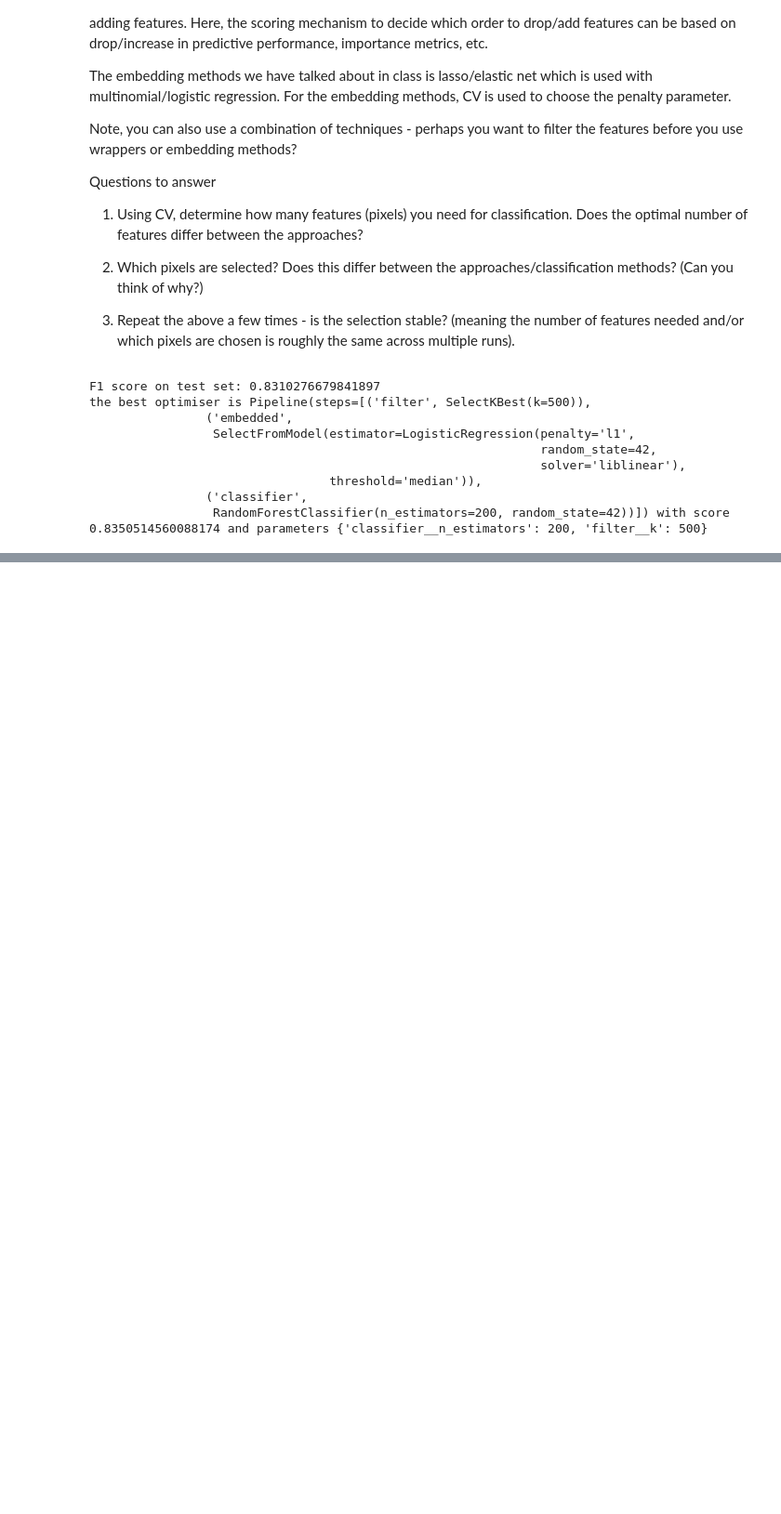
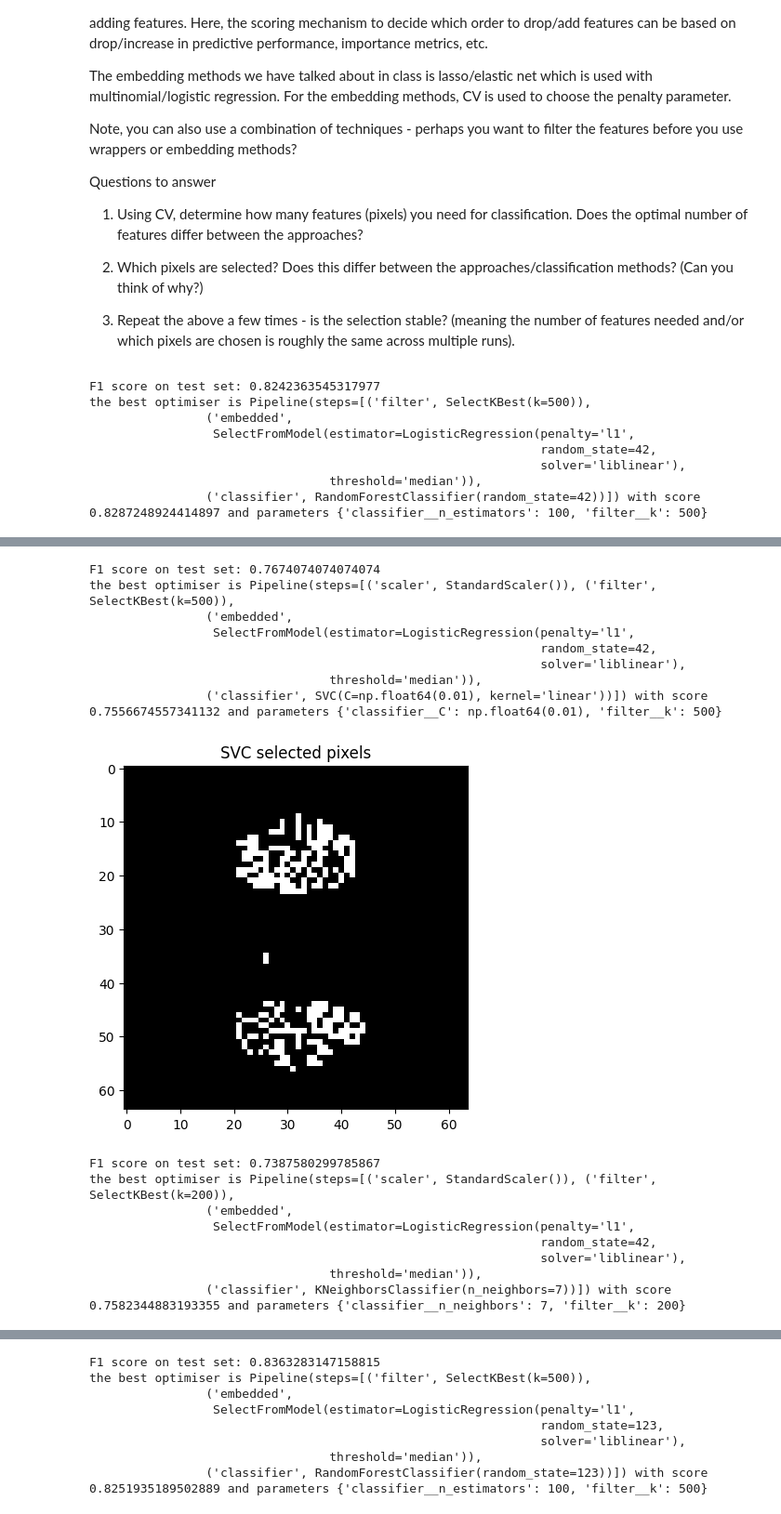
Before and after one commit to CleosCleopatra/Big_data_2, a Jupyter notebook: project2Py.ipynb, the cells around one changed output, grey strips where cells are left out. Shown at 93% size. Cells and saved outputs as stored; diff of their text form; code cells hidden in the pictures; blank space fills up the shorter version.

```diff
--- a/project2Py.ipynb
+++ b/project2Py.ipynb
@@ -193,9 +193,9 @@ k = [50, 100, 200, 500]
 p_val = 5
 #Function to calculate the new x_train and x_test with fewer patterns
 
-num_trees = [50, 100, 200]
+num_trees = [50, 100]
 
-models = {"RandomForestClassifier": {"params": {"classifier__n_estimators": num_trees, "filter__k": k}, "results": []}, "SVC": {"params": {"classifier__C": np.logspace(-3, 3, 7), "filter__k": k}, "results": []}, "KNN": {"params": {"classifier__n_neighbors": [3, 5, 7, 9], "filter__k": k}, "results": []}}
+models = {"RandomForestClassifier": {"params": {"classifier__n_estimators": num_trees, "filter__k": k}, "results": []}, "SVC": {"params": {"classifier__C": np.logspace(-2, 2, 5), "filter__k": k}, "results": []}, "KNN": {"params": {"classifier__n_neighbors": [3, 5, 7], "filter__k": k}, "results": []}}
 
 
 def classifying(random_seed, models_loc):
@@ -222,7 +222,7 @@ def classifying(random_seed, models_loc):
     opt = GridSearchCV(
         pipe_random_forest,
         param_grid = models_loc["RandomForestClassifier"]["params"],
-        cv = StratifiedKFold(n_splits=5, shuffle = True, random_state = 0),
+        cv = StratifiedKFold(n_splits=3, shuffle = True, random_state = 0),
         scoring = "f1",
         n_jobs=-1
     )
@@ -237,7 +237,7 @@ def classifying(random_seed, models_loc):
     final_mask = np.zeros_like(mask)
     final_mask[np.where(mask)[0]] = mask_embedded
     plt.figure()
-    plt.imshow(final_mask.reshape(64,64), cmap="gray")
+    plt.imshow(mask.reshape(64,64), cmap="gray")
     plt.title("Random Forest selected pixels")
     plt.show()
 
@@ -292,33 +292,49 @@ def classifying(random_seed, models_loc):
     )
     opt_knn.fit(X_train, y_train)
     y_pred_knn = opt_knn.predict(X_test)
     f1_knn = f1_score(y_test, y_pred_knn)
     print(f"F1 score on test set: {f1_knn}")
     #print(opt_knn.cv_results_)
     print(f"the best optimiser is {opt_knn.best_estimator_} with score {opt_knn.best_score_} and parameters {opt_knn.best_params_}")
     mask_knn = opt_knn.best_estimator_.named_steps["filter"].get_support()
     embedded_mask_knn = opt_knn.best_estimator_.named_steps["embedded"].get_support()
     final_mask_knn = np.zeros_like(mask_knn)
     final_mask_knn[np.where(mask_knn)[0]] = embedded_mask_knn
     plt.figure()
     plt.imshow(final_mask_knn.reshape(64,64), cmap="gray")
     plt.title("KNN selected pixels")
     plt.show()
     models_loc["KNN"]["results"].append((opt_knn.best_estimator_, opt_knn.best_score_, opt_knn.best_params_, f1_knn, final_mask_knn))
 
     return models_loc
 
 models = classifying(42, models)
 models = classifying(123, models)
 models = classifying(32, models)
 # %% [output]
-F1 score on test set: 0.8310276679841897
+F1 score on test set: 0.8242363545317977
 the best optimiser is Pipeline(steps=[('filter', SelectKBest(k=500)),
                 ('embedded',
                  SelectFromModel(estimator=LogisticRegression(penalty='l1',
                                                               random_state=42,
                                                               solver='liblinear'),
                                  threshold='median')),
-                ('classifier',
-                 RandomForestClassifier(n_estimators=200, random_state=42))]) with score 0.8350514560088174 and parameters {'classifier__n_estimators': 200, 'filter__k': 500}
+                ('classifier', RandomForestClassifier(random_state=42))]) with score 0.8287248924414897 and parameters {'classifier__n_estimators': 100, 'filter__k': 500}
 [figure]
+F1 score on test set: 0.7674074074074074
+the best optimiser is Pipeline(steps=[('scaler', StandardScaler()), ('filter', SelectKBest(k=500)),
+                ('embedded',
+                 SelectFromModel(estimator=LogisticRegression(penalty='l1',
+                                                              random_state=42,
+                                                              solver='liblinear'),
+                                 threshold='median')),
+                ('classifier', SVC(C=np.float64(0.01), kernel='linear'))]) with score 0.7556674557341132 and parameters {'classifier__C': np.float64(0.01), 'filter__k': 500}
+[figure, added]
+F1 score on test set: 0.7387580299785867
+the best optimiser is Pipeline(steps=[('scaler', StandardScaler()), ('filter', SelectKBest(k=200)),
+                ('embedded',
+                 SelectFromModel(estimator=LogisticRegression(penalty='l1',
+                                                              random_state=42,
+                                                              solver='liblinear'),
+                                 threshold='median')),
+                ('classifier', KNeighborsClassifier(n_neighbors=7))]) with score 0.7582344883193355 and parameters {'classifier__n_neighbors': 7, 'filter__k': 200}
@@ -324,0 +342,8 @@ the best optimiser is Pipeline(steps=[('filter', SelectKBest(k=500)),
+F1 score on test set: 0.8363283147158815
+the best optimiser is Pipeline(steps=[('filter', SelectKBest(k=500)),
+                ('embedded',
+                 SelectFromModel(estimator=LogisticRegression(penalty='l1',
+                                                              random_state=123,
+                                                              solver='liblinear'),
+                                 threshold='median')),
+                ('classifier', RandomForestClassifier(random_state=123))]) with score 0.8251935189502889 and parameters {'classifier__n_estimators': 100, 'filter__k': 500}
```
Also changed, not shown: parts of 6 cells of this notebook.
